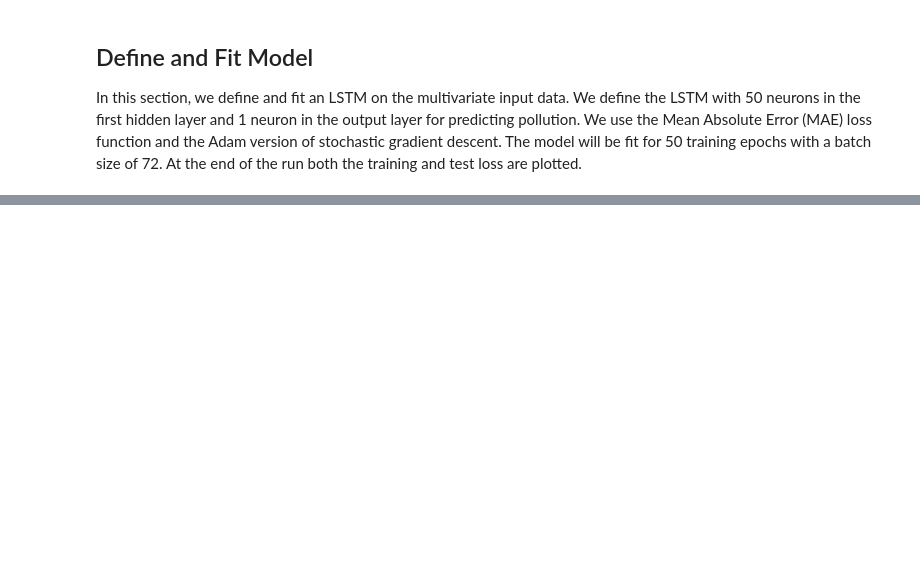
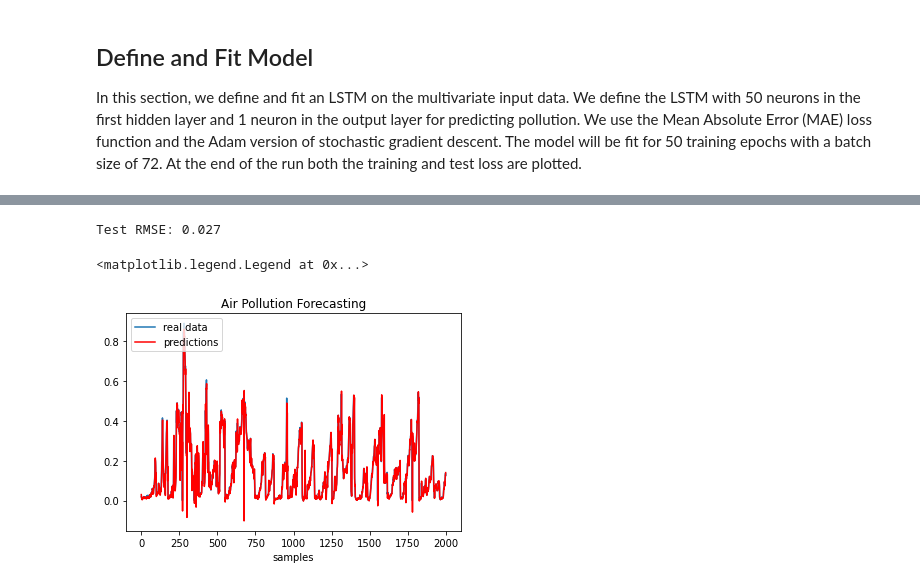
Before and after one commit to danielvcorreia-university/aa, a Jupyter notebook: Class11/Class11/lab11/Part1/TimeSeries_Polution_LSTM.ipynb, the cells around one changed output, grey strips where cells are left out. Drawn from its saved outputs; the diff is of its cells as text; code cells hidden in the pictures; blank space fills up the shorter version.

```diff
--- a/Class11/Class11/lab11/Part1/TimeSeries_Polution_LSTM.ipynb
+++ b/Class11/Class11/lab11/Part1/TimeSeries_Polution_LSTM.ipynb
@@ -232,11 +321,19 @@ Compare the predictions and the real data as shown in Fig. 2.
 # %%
 yhat = model.predict(test_X)
 
 # calculate RMSE
 rmse = np.sqrt(mean_squared_error(test_y, yhat))
 print('Test RMSE: %.3f' % rmse)
 
 #Plot test_y and yhat on the same plot
 #use pyplot from matplotlib
 
-?
+pyplot.title('Air Pollution Forecasting')
+pyplot.xlabel('samples')
+pyplot.plot(test_y[:2000], label='real data')
+pyplot.plot(yhat[:2000], label='predictions', color='r')
+pyplot.legend(loc='upper left')
+# %% [output]
+Test RMSE: 0.027
+<matplotlib.legend.Legend at 0x...>
+[figure, added]
```
Also changed, not shown: parts of 8 cells of this notebook, 5 other files.
